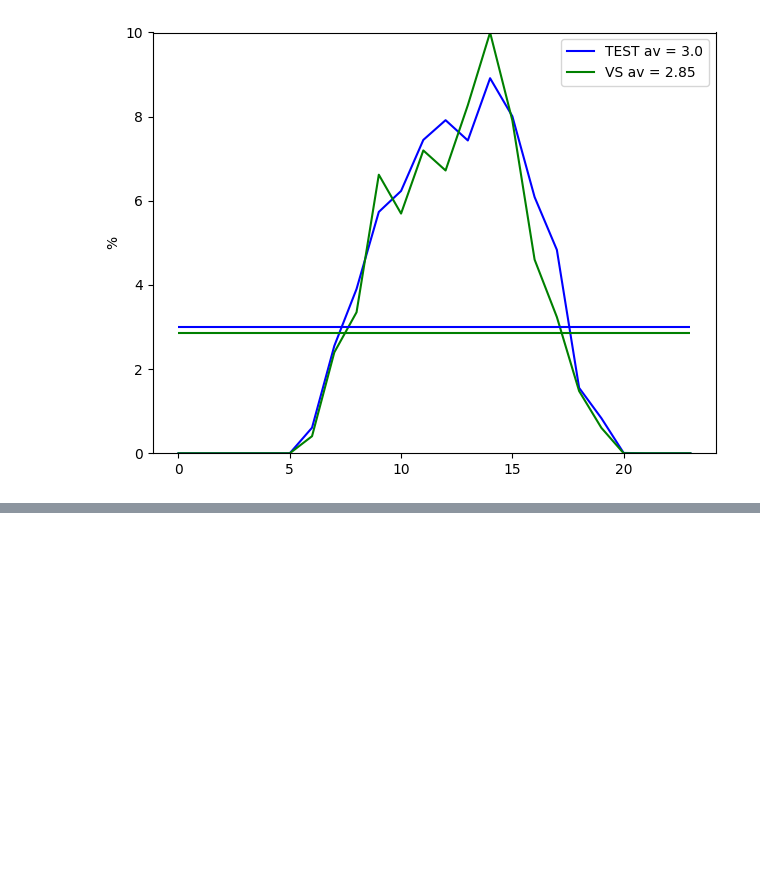
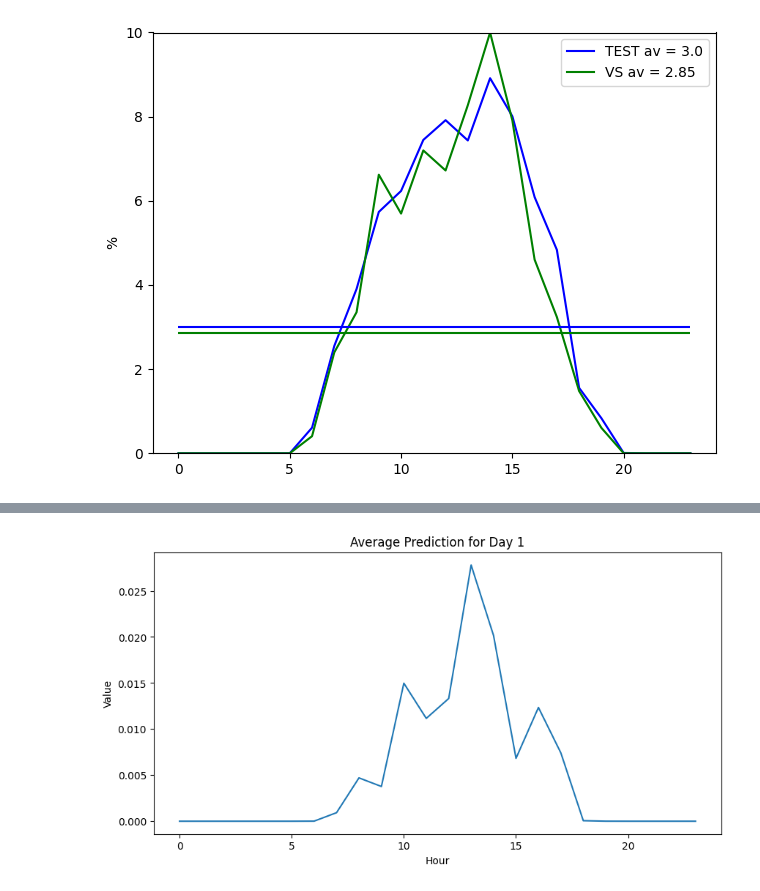
Before and after one commit to teaching-FEEC/dgm-2023.2, a Jupyter notebook: projetos/PVGEN/Code/Normalizing-Flow-Model/Notebook_Normalizing_Flow_PV_Model.ipynb, the cells around one changed output, grey strips where cells are left out. Cells and saved outputs as stored; diff of their text form; code cells hidden in the pictures; blank space fills up the shorter version.

```diff
--- a/projetos/PVGEN/Code/Normalizing-Flow-Model/Notebook_Normalizing_Flow_PV_Model.ipynb
+++ b/projetos/PVGEN/Code/Normalizing-Flow-Model/Notebook_Normalizing_Flow_PV_Model.ipynb
@@ -279,0 +361,9 @@ CRPS TEST 3.00 VS 2.85
+# %%
+plt.figure(figsize=(10,5))
+plt.plot(average_prediction[(N-1)*24:N*24])
+plt.xlabel('Hour')
+plt.ylabel('Value')
+plt.title('Average Prediction for Day {}'.format(N))
+plt.show()
+# %% [output]
+[figure, added]
```
Also changed, not shown: parts of 10 cells of this notebook.
